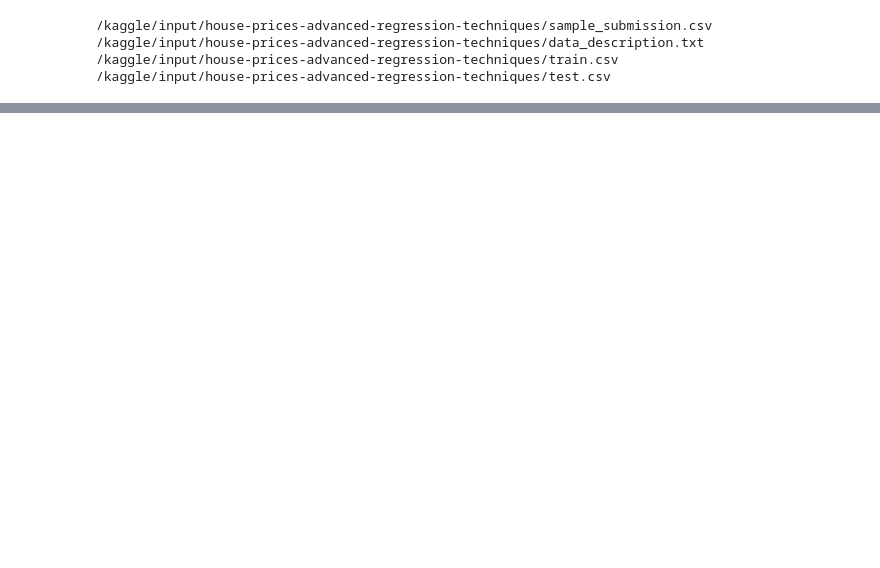
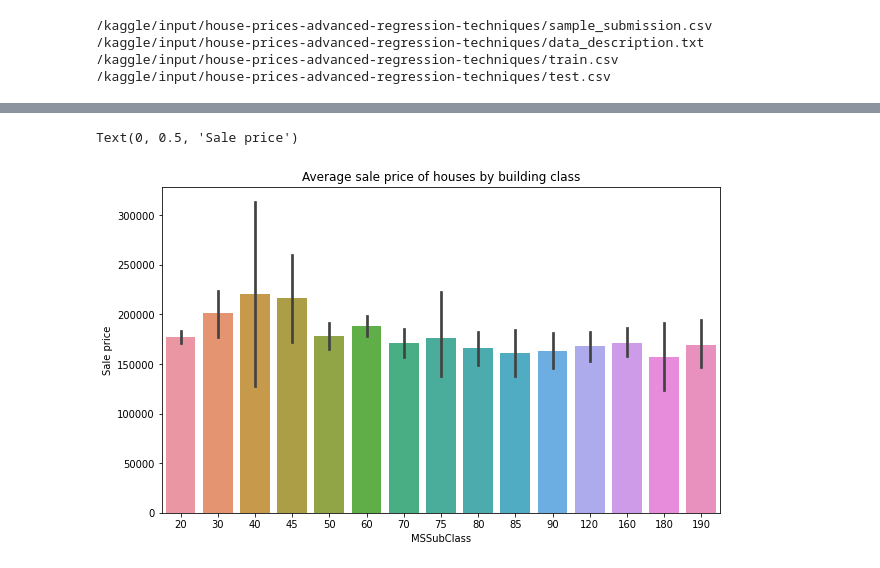
Before and after one commit to Vyslon/Australia-House-Prices-LIFPROJET, a Jupyter notebook: australia-house-prices.ipynb, the cells around one changed output, grey strips where cells are left out. Cells and saved outputs as stored; diff of their text form; code cells hidden in the pictures; blank space fills up the shorter version.

Commit message:
Kaggle Notebook | Australia house prices | Version 17

```diff
--- a/australia-house-prices.ipynb
+++ b/australia-house-prices.ipynb
@@ -343,10 +273,11 @@ fold: 5, rmse: 19293.23552096375
 # %%
+# Grid search example
 params = {
-          'alpha_1' : [0.01, 0.02, 0.05, 0.1, 0.2, 0.3, 0.4, 0.5],
-          'lambda_1' : [0.01, 0.02, 0.05, 0.1, 0.2, 0.3, 0.4, 0.5]
+#          'learning_rate' : [0.01, 0.02, 0.05, 0.1, 0.2, 0.3, 0.4, 0.5],
+#          'n_estimators' : [x for x in range(100, 1000, 100)]
            }
 
-xgb1 = BayesianRidge()
+xgb1 = XGBRegressor()
 
 
 
@@ -374,2 +313,13 @@ output = pd.DataFrame({'Id': X_sub.Id,
                        'SalePrice': final_prediction})
 output.to_csv('submission.csv', index=False)
+# %%
+plt.figure(figsize=(10,6))
+
+plt.title("Average sale price of houses by building class")
+
+sns.barplot(x=X['MSSubClass'], y=y)
+
+plt.ylabel("Sale price")
+# %% [output]
+Text(0, 0.5, 'Sale price')
+[figure, added]
```
Also changed, not shown: parts of 9 cells of this notebook.
